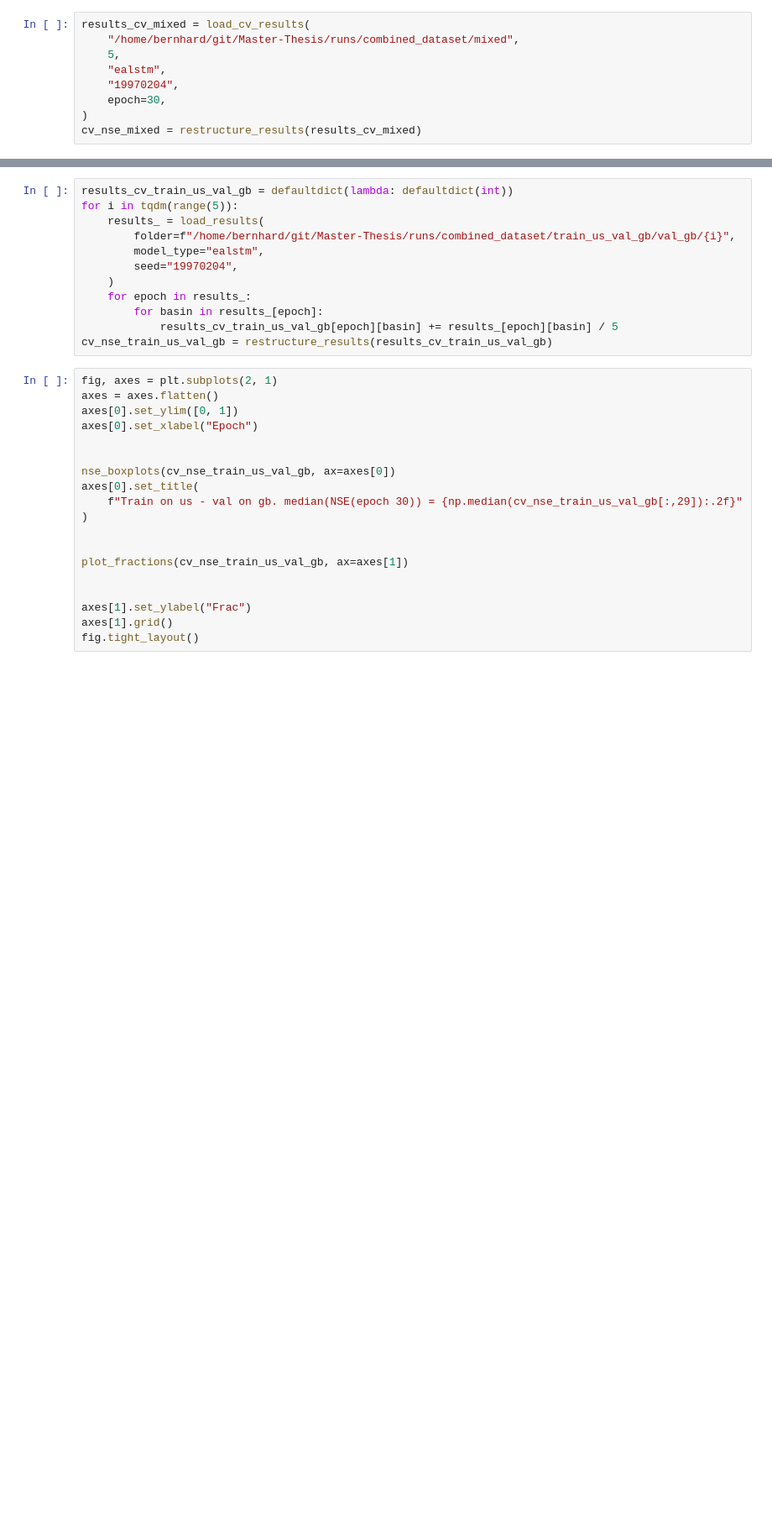
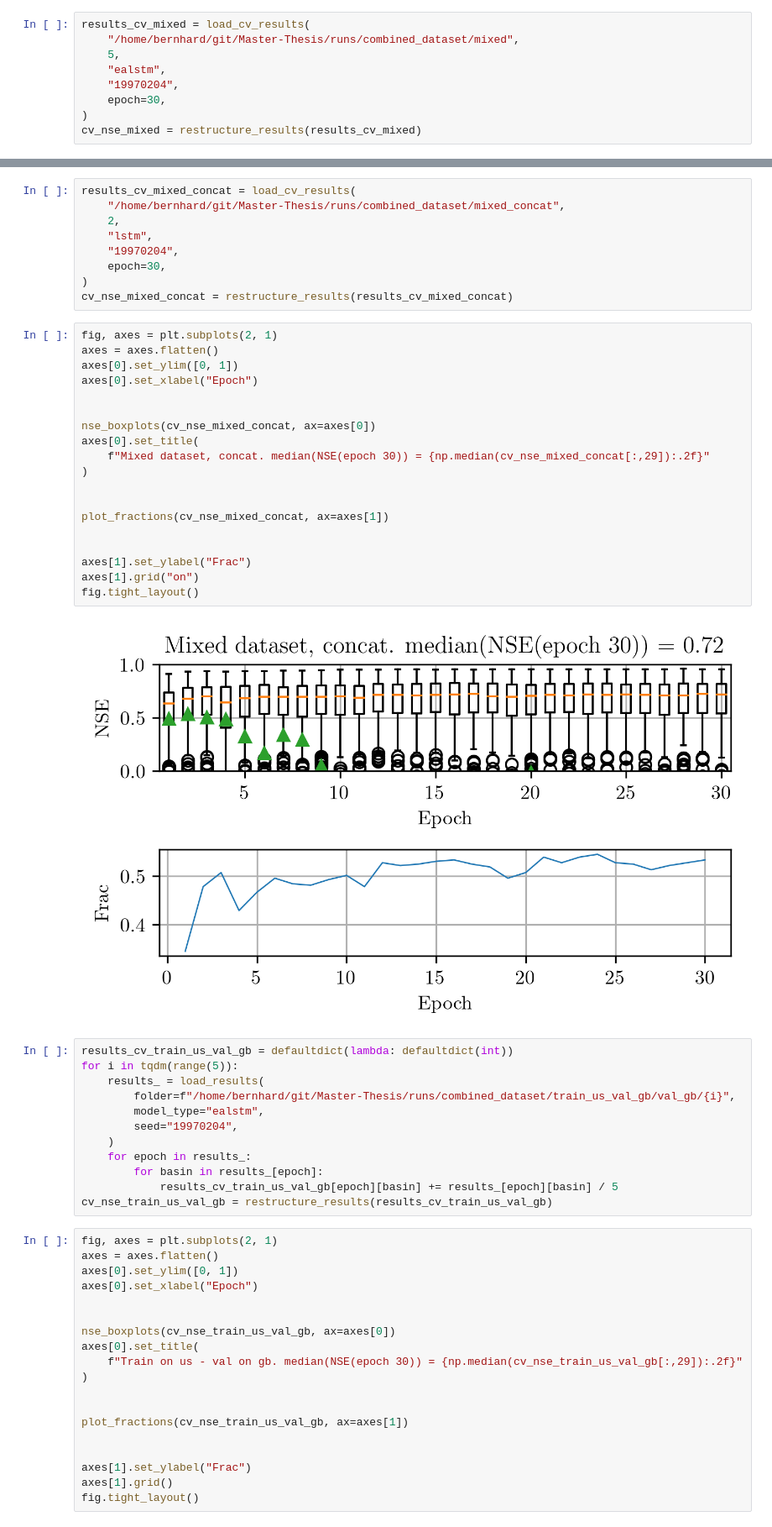
Before and after one commit to bernharl/Master-Thesis, a Jupyter notebook: notebooks/correlation_reduction.ipynb, the cells around one changed output, grey strips where cells are left out. Shown at 84% size. Saved outputs shown, nothing was run; the diff lists cells and outputs as text; blank space fills up the shorter version.

```diff
--- a/notebooks/correlation_reduction.ipynb
+++ b/notebooks/correlation_reduction.ipynb
@@ -601,3 +613,33 @@ fig.tight_layout()
+# %%
+results_cv_mixed_concat = load_cv_results(
+    "/home/bernhard/git/Master-Thesis/runs/combined_dataset/mixed_concat",
+    2,
+    "lstm",
+    "19970204",
+    epoch=30,
+)
+cv_nse_mixed_concat = restructure_results(results_cv_mixed_concat)
+# %%
+fig, axes = plt.subplots(2, 1)
+axes = axes.flatten()
+axes[0].set_ylim([0, 1])
+axes[0].set_xlabel("Epoch")
+
+
+nse_boxplots(cv_nse_mixed_concat, ax=axes[0])
+axes[0].set_title(
+    f"Mixed dataset, concat. median(NSE(epoch 30)) = {np.median(cv_nse_mixed_concat[:,29]):.2f}"
+)
+
+
+plot_fractions(cv_nse_mixed_concat, ax=axes[1])
+
+
+axes[1].set_ylabel("Frac")
+axes[1].grid("on")
+fig.tight_layout()
+# %% [output]
+[figure, added]
 # %%
 results_cv_train_us_val_gb = defaultdict(lambda: defaultdict(int))
 for i in tqdm(range(5)):
```
Also changed, not shown: parts of 16 cells of this notebook.
